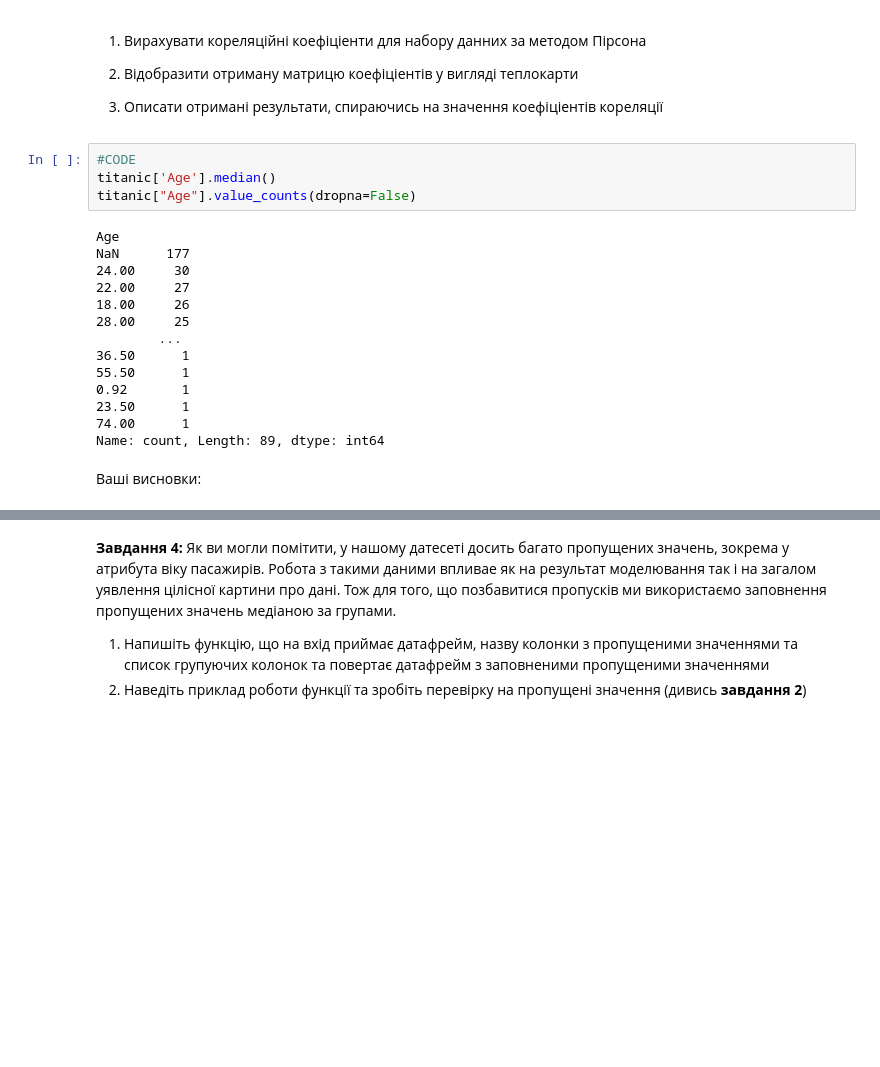
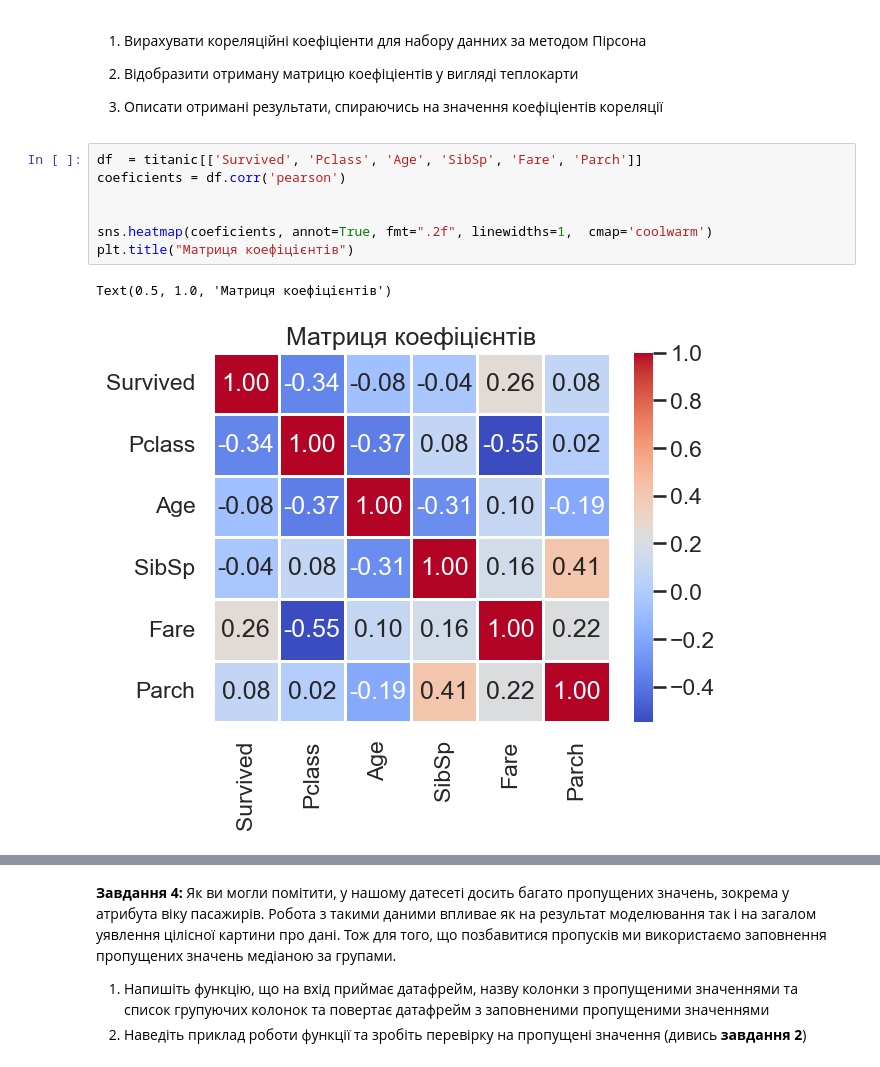
Before and after one commit to Sidoryak-Ostap/basics-of-ai, a Jupyter notebook: lab_3/Task3_basic_ai_ad.ipynb, the cells around one changed output, grey strips where cells are left out. Drawn from its saved outputs; the diff is of its cells as text; blank space fills up the shorter version.

```diff
--- a/lab_3/Task3_basic_ai_ad.ipynb
+++ b/lab_3/Task3_basic_ai_ad.ipynb
@@ -100,23 +100,13 @@ skipped_values(titanic)
 2.   Відобразити отриману матрицю коефіціентів у вигляді теплокарти
 
 3. Описати отримані результати, спираючись на значення коефіціентів кореляції
-# %%
-#CODE
-titanic['Age'].median()
-titanic["Age"].value_counts(dropna=False)
-# %% [output]
-Age
-NaN      177
-24.00     30
-22.00     27
-18.00     26
-28.00     25
-        ...
-36.50      1
-55.50      1
-0.92       1
-23.50      1
-74.00      1
-Name: count, Length: 89, dtype: int64
-# %% [markdown]
-Ваші висновки:
+# %%
+df  = titanic[['Survived', 'Pclass', 'Age', 'SibSp', 'Fare', 'Parch']]
+coeficients = df.corr('pearson')
+
+
+sns.heatmap(coeficients, annot=True, fmt=".2f", linewidths=1,  cmap='coolwarm')
+plt.title("Матриця коефіцієнтів")
+# %% [output]
+Text(0.5, 1.0, 'Матриця коефіцієнтів')
+[figure, added]
```
Also changed, not shown: parts of 21 cells of this notebook.
